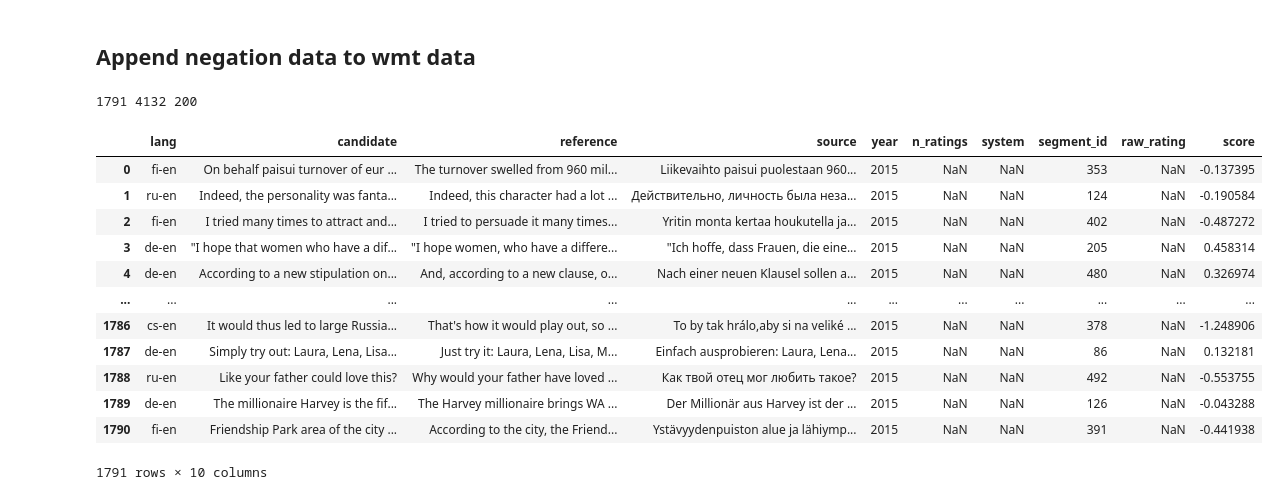
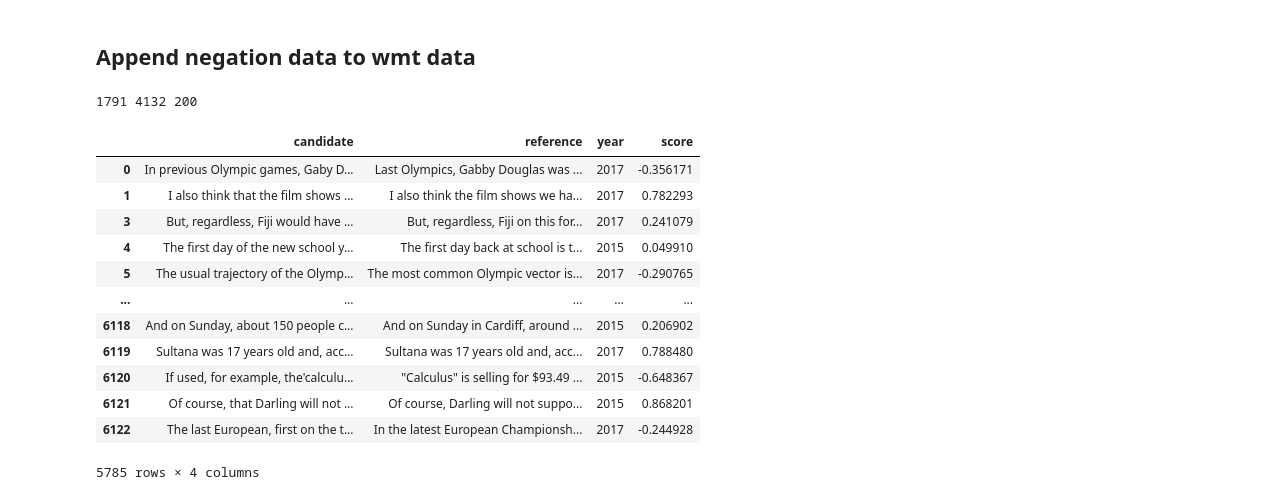
Before and after one commit to MiriUll/negation_aware_evaluation, a Jupyter notebook: dataset_preparation.ipynb, the cells around one changed output. Drawn from its saved outputs; the diff is of its cells as text; code cells hidden in the pictures.

Commit message:
latest evaluation updates

```diff
--- a/dataset_preparation.ipynb
+++ b/dataset_preparation.ipynb
@@ -253,34 +253,37 @@ max    2015.0        NaN     NaN   500.000000         NaN     1.315658
 # %% [markdown]
 ## Append negation data to wmt data
 # %%
-import json
+## Load bleurt or custom preprocess WMT data
 import pandas as pd
 
-save_path = "bleurtMaster/wmt_data/"
-wmt_train = pd.read_json(save_path + 'train_ratings.json', lines=True)
-wmt_test = pd.read_json(save_path + 'test_ratings.json', lines=True)
-wmt_dev = pd.read_json(save_path + 'dev_ratings.json', lines=True)
-#save_path = "wmt_21_22_augmented/"
-#wmt_train = pd.read_json(save_path + "train.json", lines=True)
-#wmt_test = pd.read_json(save_path + "test.json", lines=True)
-#wmt_dev = pd.read_json(save_path + "eval.json", lines=True)
+load_path = "bleurtMaster/wmt_data/"
+wmt_train = pd.read_json(load_path + 'train_ratings.json', lines=True)
+wmt_test = pd.read_json(load_path + 'test_ratings.json', lines=True)
+wmt_dev = pd.read_json(load_path + 'dev_ratings.json', lines=True)
+#load_path = "wmt_21_22_augmented/"
+#wmt_train = pd.read_json(load_path + "train.json", lines=True)
+#wmt_test = pd.read_json(load_path + "test.json", lines=True)
+#wmt_dev = pd.read_json(load_path + "eval.json", lines=True)
 num_tr = len(wmt_train)
 num_dev = len(wmt_dev)
 num_test = len(wmt_test)
 print(num_tr, num_test, num_dev)
-wmt_train
+wmt_data = pd.concat([wmt_dev, wmt_train, wmt_test]).sample(frac=1).reset_index(drop=True)
+wmt_data = wmt_data[wmt_data.score >= -1].copy()
+wmt_data.drop(columns=['source', 'n_ratings', 'system', 'segment_id', 'raw_rating', 'lang'], inplace=True)
+wmt_data
 # %% [output]
 1791 4132 200
-|  | lang | candidate | reference | source | year | n_ratings | system | segment_id | raw_rating | score |
-| 0 | fi-en | On behalf paisui turnover of eur ... | The turnover swelled from 960 mil... | Liikevaihto paisui puolestaan 960... | 2015 | NaN | NaN | 353 | NaN | -0.137395 |
-| 1 | ru-en | Indeed, the personality was fanta... | Indeed, this character had a lot ... | Действительно, личность была неза... | 2015 | NaN | NaN | 124 | NaN | -0.190584 |
-| 2 | fi-en | I tried many times to attract and... | I tried to persuade it many times... | Yritin monta kertaa houkutella ja... | 2015 | NaN | NaN | 402 | NaN | -0.487272 |
-| 3 | de-en | "I hope that women who have a dif... | "I hope women, who have a differe... | "Ich hoffe, dass Frauen, die eine... | 2015 | NaN | NaN | 205 | NaN | 0.458314 |
-| 4 | de-en | According to a new stipulation on... | And, according to a new clause, o... | Nach einer neuen Klausel sollen a... | 2015 | NaN | NaN | 480 | NaN | 0.326974 |
-| ... | ... | ... | ... | ... | ... | ... | ... | ... | ... | ... |
-| 1786 | cs-en | It would thus led to large Russia... | That's how it would play out, so ... | To by tak hrálo,aby si na veliké ... | 2015 | NaN | NaN | 378 | NaN | -1.248906 |
-| 1787 | de-en | Simply try out: Laura, Lena, Lisa... | Just try it: Laura, Lena, Lisa, M... | Einfach ausprobieren: Laura, Lena... | 2015 | NaN | NaN | 86 | NaN | 0.132181 |
-| 1788 | ru-en | Like your father could love this? | Why would your father have loved ... | Как твой отец мог любить такое? | 2015 | NaN | NaN | 492 | NaN | -0.553755 |
-| 1789 | de-en | The millionaire Harvey is the fif... | The Harvey millionaire brings WA ... | Der Millionär aus Harvey ist der ... | 2015 | NaN | NaN | 126 | NaN | -0.043288 |
-| 1790 | fi-en | Friendship Park area of the city ... | According to the city, the Friend... | Ystävyydenpuiston alue ja lähiymp... | 2015 | NaN | NaN | 391 | NaN | -0.441938 |
+|  | candidate | reference | year | score |
+| 0 | In previous Olympic games, Gaby D... | Last Olympics, Gabby Douglas was ... | 2017 | -0.356171 |
+| 1 | I also think that the film shows ... | I also think the film shows we ha... | 2017 | 0.782293 |
+| 3 | But, regardless, Fiji would have ... | But, regardless, Fiji on this for... | 2017 | 0.241079 |
+| 4 | The first day of the new school y... | The first day back at school is t... | 2015 | 0.049910 |
+| 5 | The usual trajectory of the Olymp... | The most common Olympic vector is... | 2017 | -0.290765 |
+| ... | ... | ... | ... | ... |
+| 6118 | And on Sunday, about 150 people c... | And on Sunday in Cardiff, around ... | 2015 | 0.206902 |
+| 6119 | Sultana was 17 years old and, acc... | Sultana was 17 years old and, acc... | 2017 | 0.788480 |
+| 6120 | If used, for example, the'calculu... | "Calculus" is selling for $93.49 ... | 2015 | -0.648367 |
+| 6121 | Of course, that Darling will not ... | Of course, Darling will not suppo... | 2015 | 0.868201 |
+| 6122 | The last European, first on the t... | In the latest European Championsh... | 2017 | -0.244928 |
-1791 rows × 10 columns
+5785 rows × 4 columns
```
Also changed, not shown: parts of 10 cells of this notebook, 2 other files.
